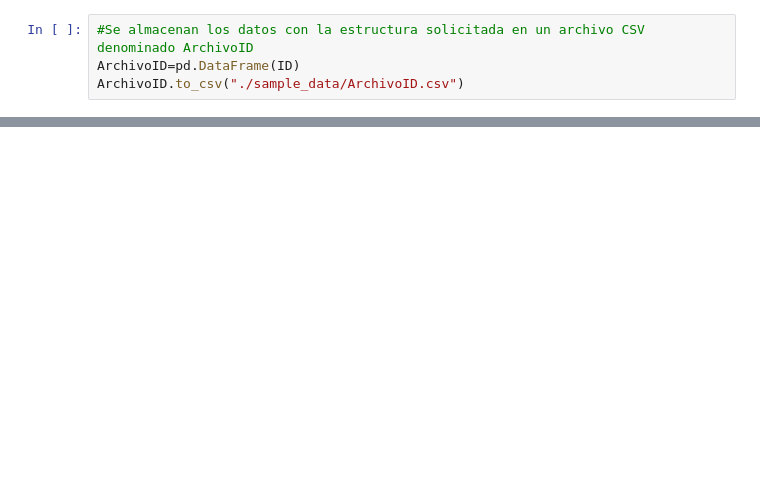
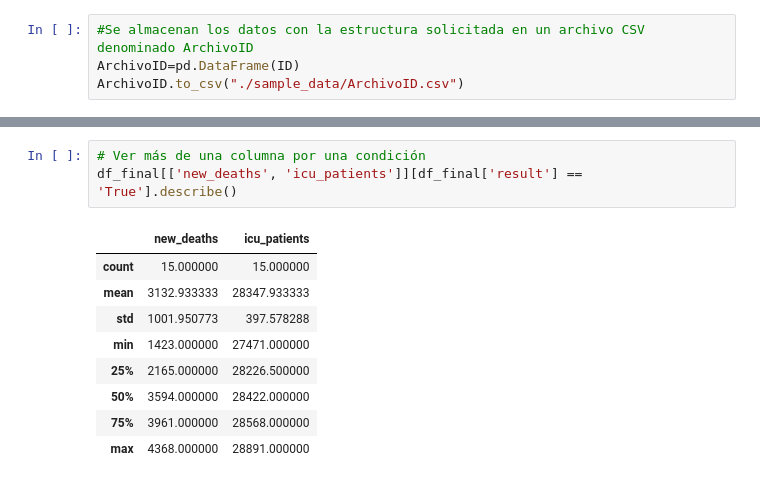
Before and after one commit to ri1965/Toolkits, a Jupyter notebook: Template_TP.ipynb, the cells around one changed output, grey strips where cells are left out. Drawn from its saved outputs; the diff is of its cells as text; blank space fills up the shorter version.

```diff
--- a/Template_TP.ipynb
+++ b/Template_TP.ipynb
@@ -578,0 +667,13 @@ Name: result, Length: 75, dtype: object
+# %%
+# Ver más de una columna por una condición
+df_final[['new_deaths', 'icu_patients']][df_final['result'] == 'True'].describe()
+# %% [output]
+|  | new_deaths | icu_patients |
+| count | 15.000000 | 15.000000 |
+| mean | 3132.933333 | 28347.933333 |
+| std | 1001.950773 | 397.578288 |
+| min | 1423.000000 | 27471.000000 |
+| 25% | 2165.000000 | 28226.500000 |
+| 50% | 3594.000000 | 28422.000000 |
+| 75% | 3961.000000 | 28568.000000 |
+| max | 4368.000000 | 28891.000000 |
```
Also changed, not shown: parts of 11 cells of this notebook.
